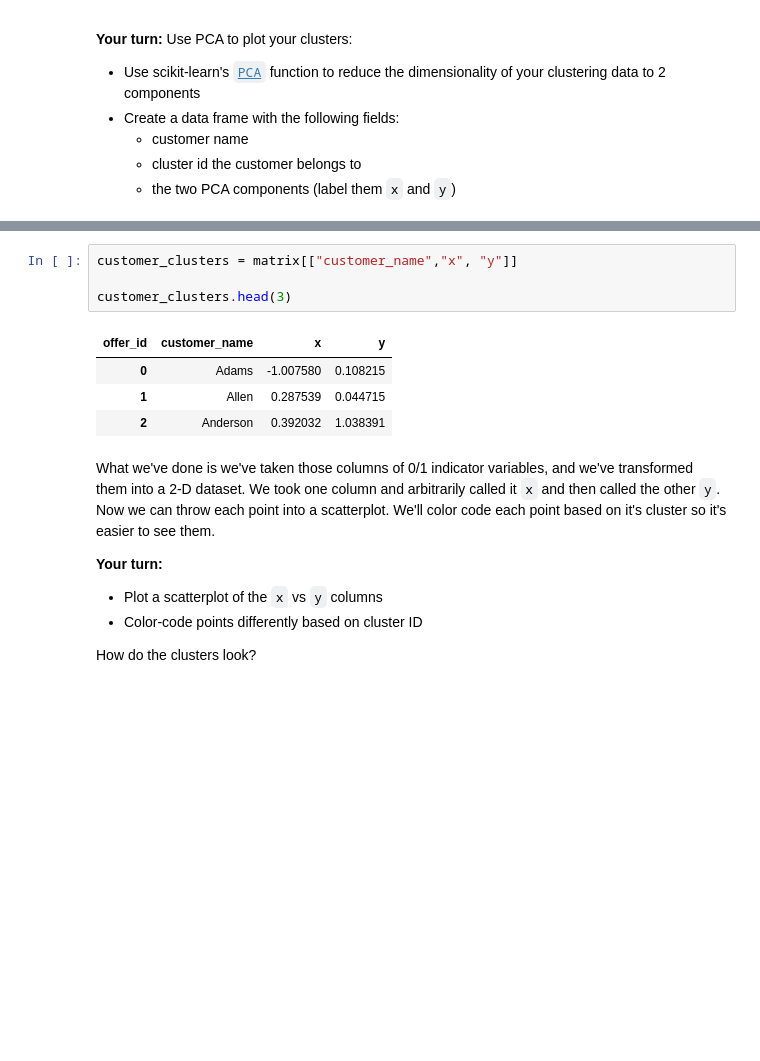
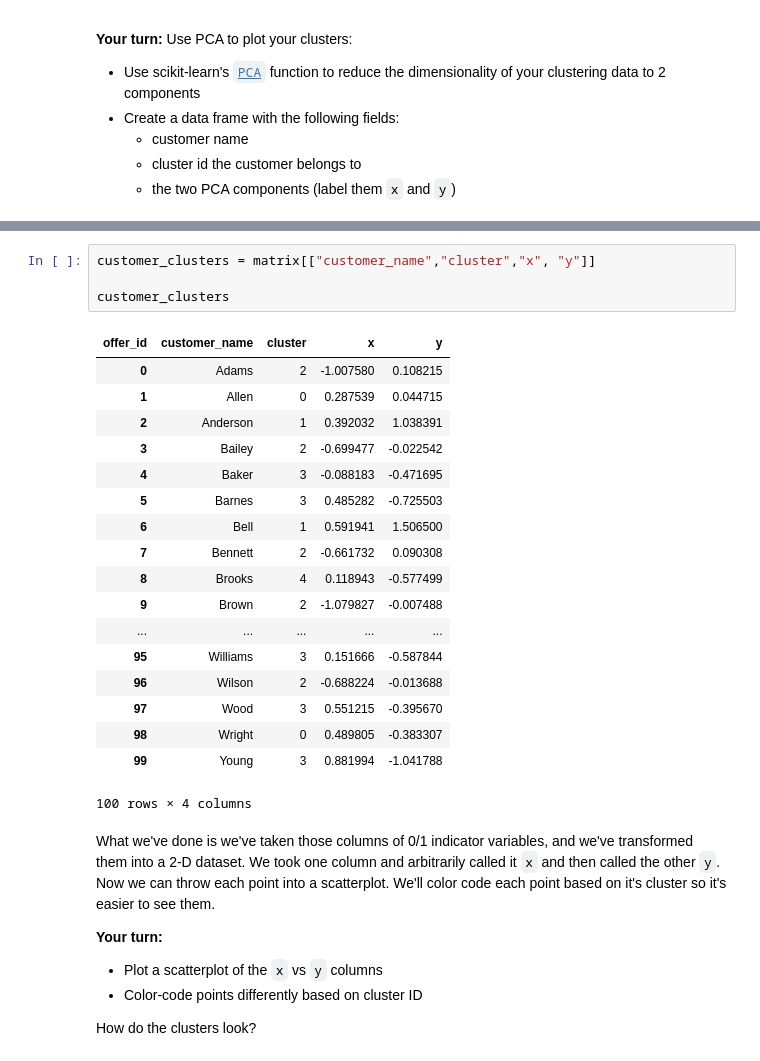
Before and after one commit to Rogerh91/Clustering, a Jupyter notebook: Mini_Project_Clustering.ipynb, the cells around one changed output, grey strips where cells are left out. Saved outputs shown, nothing was run; the diff lists cells and outputs as text; blank space fills up the shorter version.

```diff
--- a/Mini_Project_Clustering.ipynb
+++ b/Mini_Project_Clustering.ipynb
@@ -286,13 +241,27 @@ matrix.head(3)
 3 rows × 37 columns
 # %%
-customer_clusters = matrix[["customer_name","x", "y"]]
+customer_clusters = matrix[["customer_name","cluster","x", "y"]]
 
-customer_clusters.head(3)
+customer_clusters
 # %% [output]
-| offer_id | customer_name | x | y |
-| 0 | Adams | -1.007580 | 0.108215 |
-| 1 | Allen | 0.287539 | 0.044715 |
-| 2 | Anderson | 0.392032 | 1.038391 |
+| offer_id | customer_name | cluster | x | y |
+| 0 | Adams | 2 | -1.007580 | 0.108215 |
+| 1 | Allen | 0 | 0.287539 | 0.044715 |
+| 2 | Anderson | 1 | 0.392032 | 1.038391 |
+| 3 | Bailey | 2 | -0.699477 | -0.022542 |
+| 4 | Baker | 3 | -0.088183 | -0.471695 |
+| 5 | Barnes | 3 | 0.485282 | -0.725503 |
+| 6 | Bell | 1 | 0.591941 | 1.506500 |
+| 7 | Bennett | 2 | -0.661732 | 0.090308 |
+| 8 | Brooks | 4 | 0.118943 | -0.577499 |
+| 9 | Brown | 2 | -1.079827 | -0.007488 |
+| ... | ... | ... | ... | ... |
+| 95 | Williams | 3 | 0.151666 | -0.587844 |
+| 96 | Wilson | 2 | -0.688224 | -0.013688 |
+| 97 | Wood | 3 | 0.551215 | -0.395670 |
+| 98 | Wright | 0 | 0.489805 | -0.383307 |
+| 99 | Young | 3 | 0.881994 | -1.041788 |
+100 rows × 4 columns
 # %% [markdown]
 What we've done is we've taken those columns of 0/1 indicator variables, and we've transformed them into a 2-D dataset. We took one column and arbitrarily called it `x` and then called the other `y`. Now we can throw each point into a scatterplot. We'll color code each point based on it's cluster so it's easier to see them.
 
```
Also changed, not shown: parts of 32 cells of this notebook.
